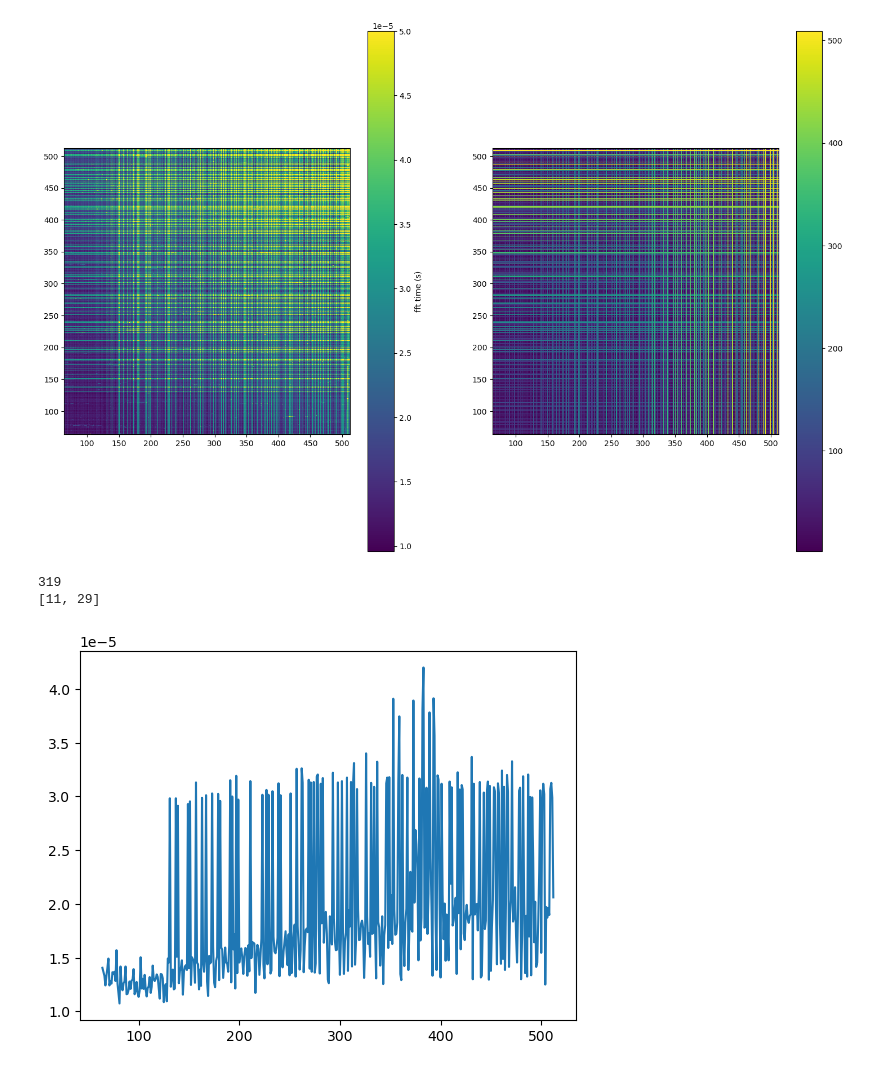
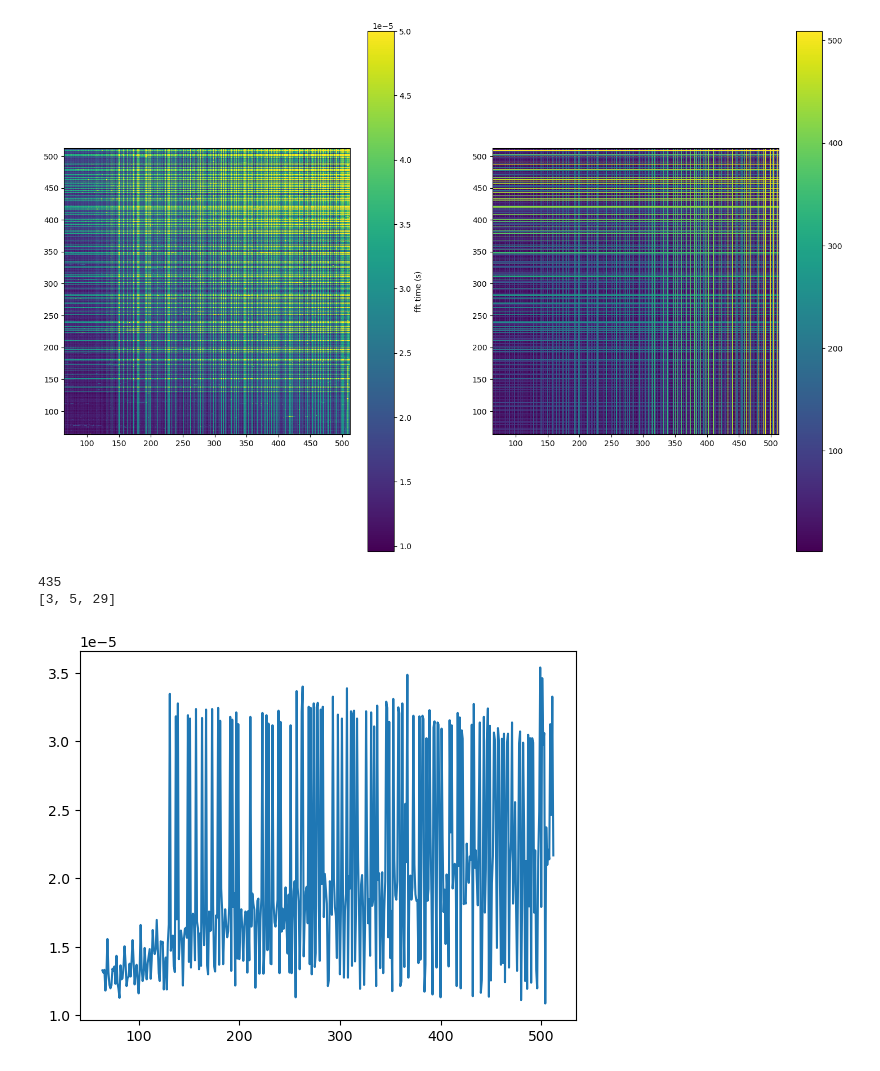
Before and after one commit to fastice/fftCudaBench, a Jupyter notebook: FFTTest.ipynb, the cells around one changed output. Drawn from its saved outputs; the diff is of its cells as text; code cells hidden in the pictures.

```diff
--- a/FFTTest.ipynb
+++ b/FFTTest.ipynb
@@ -198,11 +198,11 @@ cb = fig.colorbar(im1)
 # %% [output]
 [figure]
 # %%
-x = resultBatch[192-64, :]
+x = resultBatch[256, :]
 plt.plot(np.arange(fftMin, fftMax+1), x)
 print(np.argmax(x))
 print(prime_factors(np.argmax(x)))
 # %% [output]
-319
-[11, 29]
+435
+[3, 5, 29]
-[figure, old version]
+[figure, new version]
```
Also changed, not shown: parts of 2 cells of this notebook.
